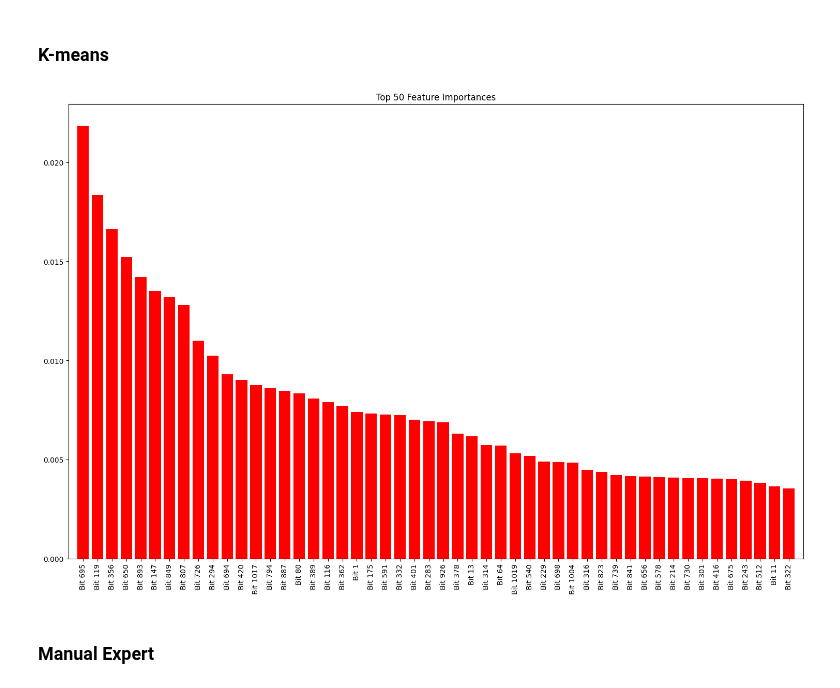
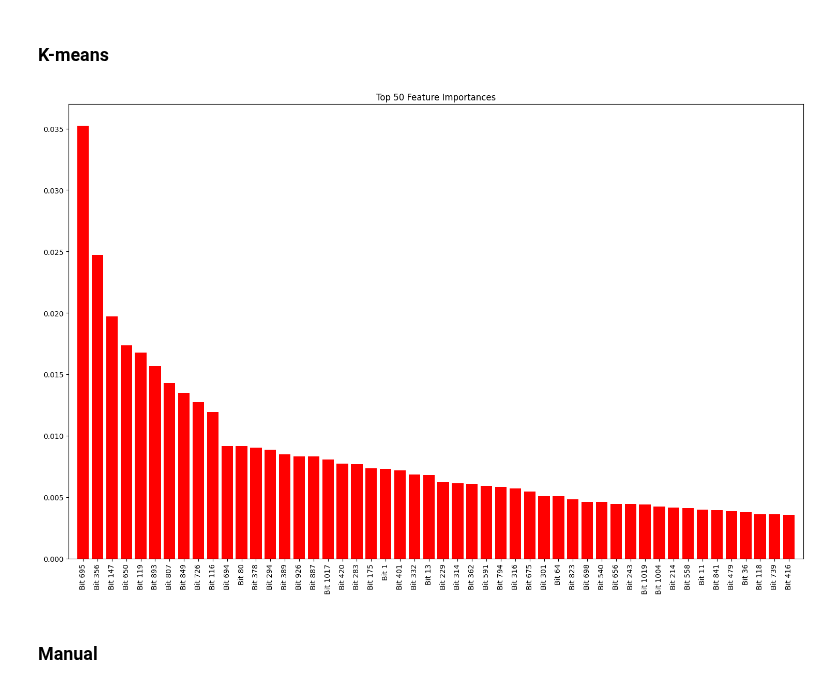
Before and after one commit to IOuadah/SML_Project, a Jupyter notebook: cluster_rf.ipynb, the cells around one changed output. Cells and saved outputs as stored; diff of their text form; code cells hidden in the pictures.

```diff
--- a/cluster_rf.ipynb
+++ b/cluster_rf.ipynb
@@ -87,7 +89,7 @@ weighted avg       0.35      0.18      0.22      2010
 # %% [markdown]
 ## Train-test split
 # %%
-y = np.array(labels_kmeans, dtype=np.float64)
+y = np.array(labels_kmeans_9, dtype=np.float64)
 X = fingerprint
 X
 # %% [output]
@@ -332,6 +334,6 @@ def optimize_rfc_grid_search(x_data, y_targets):
 # %% [markdown]
 ### Optimization and model training (k-means)
 # %%
-best_params_grid_kmeans = optimize_rfc_grid_search(X_train, y_train)
+best_params_grid_kmeans_9 = optimize_rfc_grid_search(X_train, y_train)
 # %% [output]
 Fitting 4 folds for each of 50 candidates, totalling 200 fits
@@ -342,6 +344,6 @@ Best parameters found by grid search: {'max_depth': 387, 'max_features': 45, 'ma
 # %%
-m_rf_kmeans_optimized = RandomForestClassifier(n_estimators = int(best_params_grid_kmeans["n_estimators"]), max_depth = int(best_params_grid_kmeans["max_depth"]), max_leaf_nodes = int(best_params_grid_kmeans["max_leaf_nodes"]), min_samples_split = int(best_params_grid_kmeans["min_samples_split"]), max_features = int(best_params_grid_kmeans["max_features"])).fit(X_train, y_train)
-y_pred = m_rf_kmeans_optimized.predict(X_test)
+m_rf_kmeans_9_optimized = RandomForestClassifier(n_estimators = int(best_params_grid_kmeans_9["n_estimators"]), max_depth = int(best_params_grid_kmeans_9["max_depth"]), max_leaf_nodes = int(best_params_grid_kmeans_9["max_leaf_nodes"]), min_samples_split = int(best_params_grid_kmeans_9["min_samples_split"]), max_features = int(best_params_grid_kmeans_9["max_features"])).fit(X_train, y_train)
+y_pred = m_rf_kmeans_9_optimized.predict(X_test)
 
 print(classification_report(y_test, y_pred, zero_division=0))
 # %% [output]
@@ -398,5 +400,5 @@ print(y_test, y_pred_optimized)
 # %%
-y = labels_manual_expert
+y = labels_manual
 X = fingerprint
 
 X_train, X_test, y_train, y_test = train_test_split(X, y, test_size=0.2, random_state=12345)
@@ -459,9 +465,9 @@ def feature_importance(model, X_train):
 # %% [markdown]
 ### K-means
 # %%
-feature_importance(m_rf_kmeans_optimized, X_train)
+feature_importance(m_rf_kmeans_9_optimized, X_train)
 # %% [output]
-[figure, old version]
+[figure, new version]
 # %% [markdown]
-### Manual Expert
+### Manual
 # %%
```
Also changed, not shown: parts of 50 cells of this notebook.
